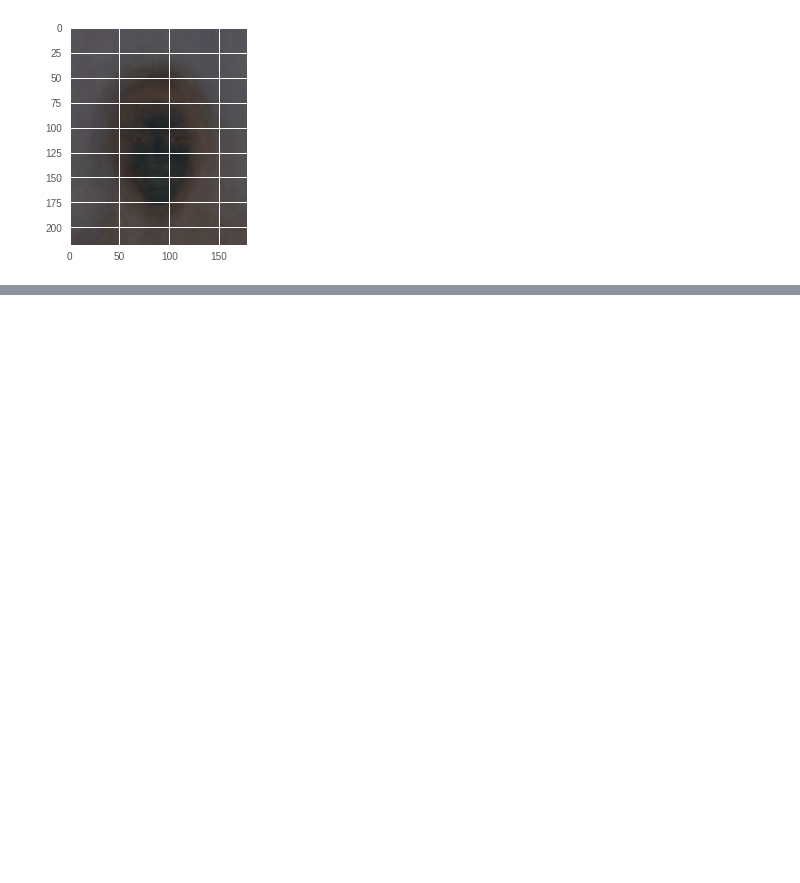
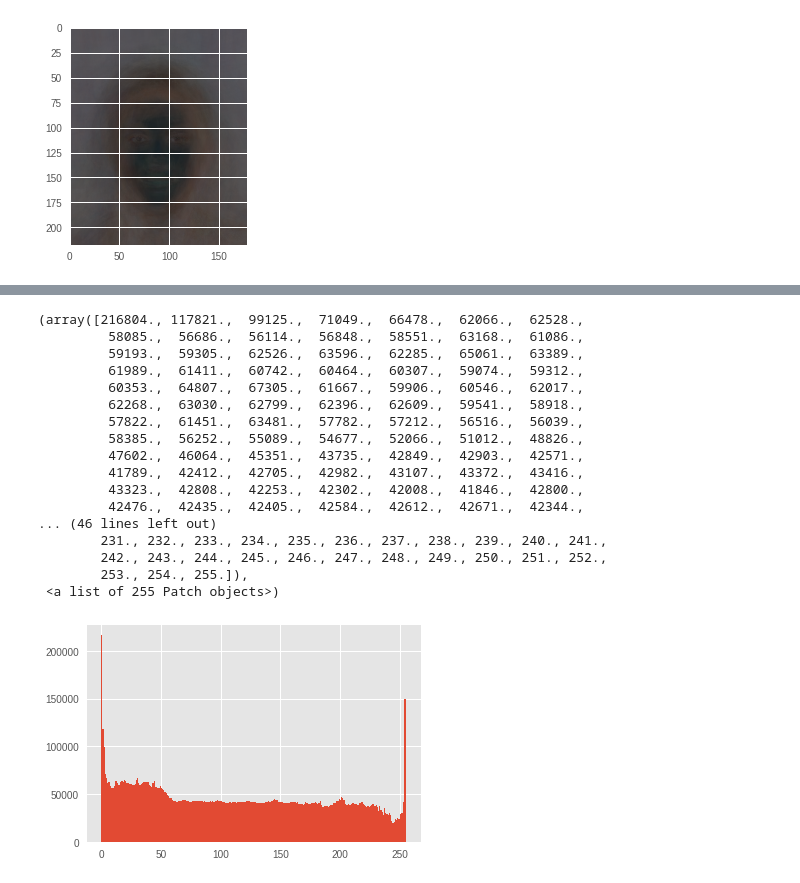
Before and after one commit to JacksonIsaac/kadenze-deeplearning-creative-applications, a Jupyter notebook: kadenze_1_Intro_to_Tensowflow.ipynb, the cells around one changed output, grey strips where cells are left out. Drawn from its saved outputs; the diff is of its cells as text; code cells hidden in the pictures; blank space fills up the shorter version.

```diff
--- a/kadenze_1_Intro_to_Tensowflow.ipynb
+++ b/kadenze_1_Intro_to_Tensowflow.ipynb
@@ -111,0 +117,2 @@ plt.imshow(std_img.astype(np.uint8))
+# %%
+flattened = data.ravel()
@@ -111,0 +123,21 @@ plt.imshow(std_img.astype(np.uint8))
+# %%
+plt.hist(flattened.ravel(), 255)
+# %% [output]
+(array([216804., 117821.,  99125.,  71049.,  66478.,  62066.,  62528.,
+         58085.,  56686.,  56114.,  56848.,  58551.,  63168.,  61086.,
+         59193.,  59305.,  62526.,  63596.,  62285.,  65061.,  63389.,
+         61989.,  61411.,  60742.,  60464.,  60307.,  59074.,  59312.,
+         60353.,  64807.,  67305.,  61667.,  59906.,  60546.,  62017.,
+         62268.,  63030.,  62799.,  62396.,  62609.,  59541.,  58918.,
+         57822.,  61451.,  63481.,  57782.,  57212.,  56516.,  56039.,
+         58385.,  56252.,  55089.,  54677.,  52066.,  51012.,  48826.,
+         47602.,  46064.,  45351.,  43735.,  42849.,  42903.,  42571.,
+         41789.,  42412.,  42705.,  42982.,  43107.,  43372.,  43416.,
+         43323.,  42808.,  42253.,  42302.,  42008.,  41846.,  42800.,
+         42476.,  42435.,  42405.,  42584.,  42612.,  42671.,  42344.,
+... (46 lines left out)
+        231., 232., 233., 234., 235., 236., 237., 238., 239., 240., 241.,
+        242., 243., 244., 245., 246., 247., 248., 249., 250., 251., 252.,
+        253., 254., 255.]),
+ <a list of 255 Patch objects>)
+[figure, added]
```
Also changed, not shown: parts of 11 cells of this notebook.
